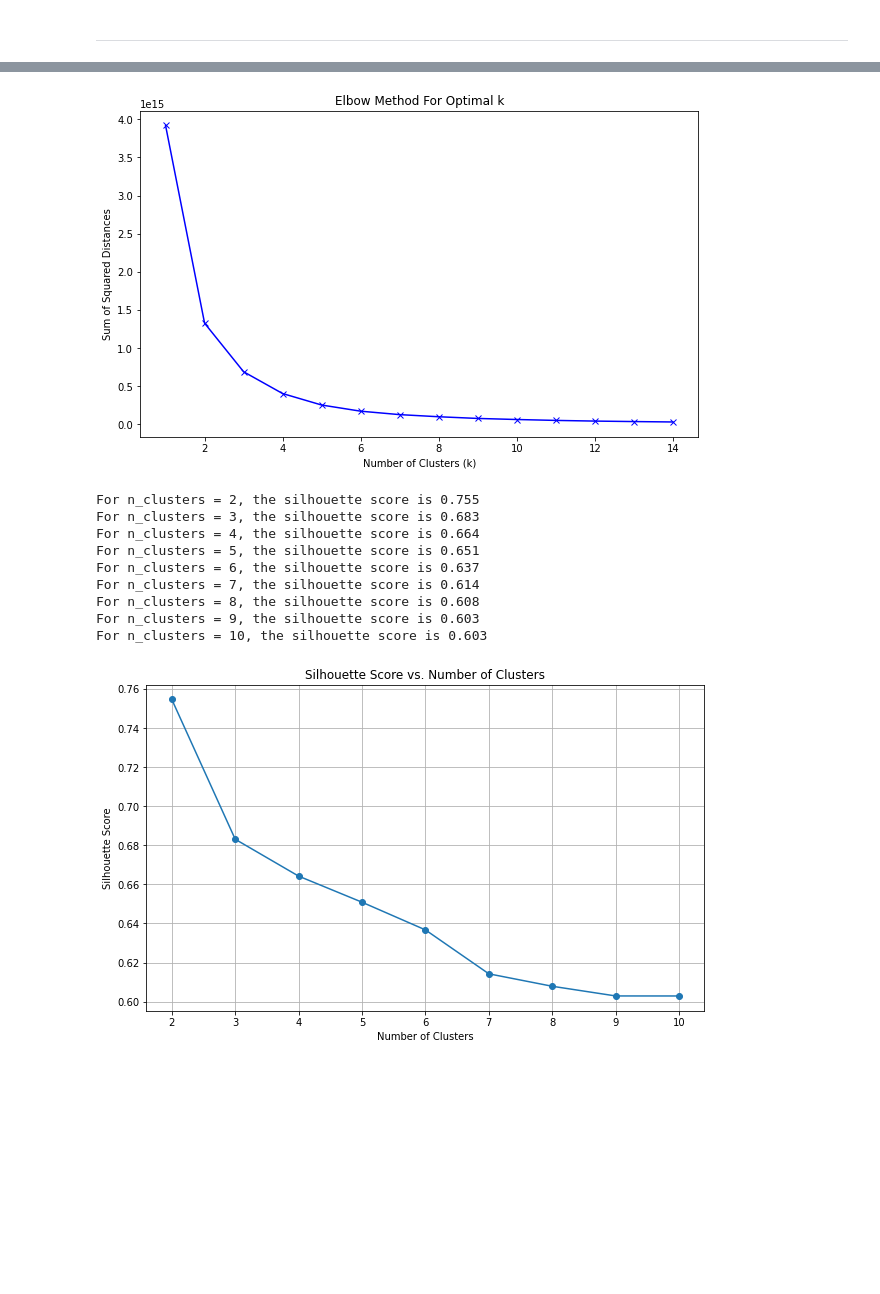
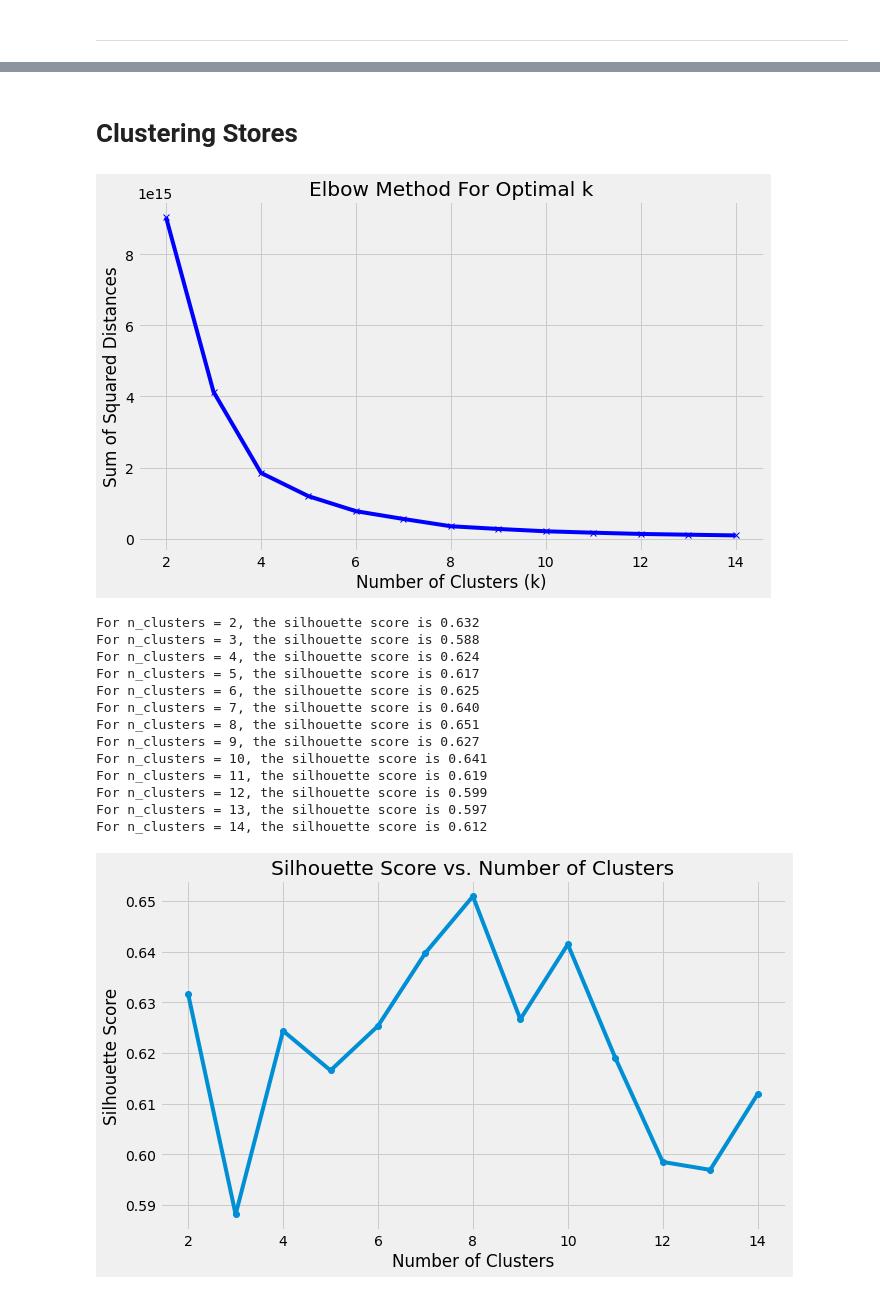
Before and after one commit to Vidya-V-Shet/Walmart-Dataset-Analysis, a Jupyter notebook: A. Statistical Tests.ipynb, the cells around one changed output, grey strips where cells are left out. Cells and saved outputs as stored; diff of their text form; code cells hidden in the pictures; blank space fills up the shorter version.

```diff
--- a/A. Statistical Tests.ipynb
+++ b/A. Statistical Tests.ipynb
@@ -29,15 +28,8 @@ Index(['Store', 'Dept', 'Date', 'Weekly_Sales', 'IsHoliday', 'Temperature',
 # %%
 train_df = train_df.loc[train_df['Weekly_Sales'] > 0] #outliers
-# train_df["Date"] = pd.to_datetime(train_df["Date"])
-train_df['year'] = pd.DatetimeIndex(train_df['Date']).year # Separating year data.
-train_df['month'] = pd.DatetimeIndex(train_df['Date']).month # extract month data
-
-week_df = pd.DatetimeIndex(train_df['Date']).isocalendar()
-train_df['week'] = week_df['week'].values
 
 train_df.fillna(0, inplace=True)
 train_df['Total_MarkDown'] = train_df[['MarkDown1', 'MarkDown2', 'MarkDown3', 'MarkDown4', 'MarkDown5']].sum(axis=1).astype(float)
-# train_df.set_index("Date")
 # %%
 train_df.isna().sum()
 # %% [output]
@@ -443,5 +172,2 @@ data_without_markdown.shape
 # %% [markdown]
 ---
-# %%
-# Calculate the Total_MarkDown by summing all markdown columns
-data_with_markdown['Total_MarkDown'] = data_with_markdown[['MarkDown1', 'MarkDown2', 'MarkDown3', 'MarkDown4', 'MarkDown5']].sum(axis=1)
@@ -454,5 +174,7 @@ See the caveats in the documentation: https://pandas.pydata.org/pandas-docs/stab
+# %% [markdown]
+# Clustering Stores
 # %%
-df_store_dept = data_with_markdown.groupby(['Store', 'Dept']).agg({
+df_clustering_stores = data_with_markdown.groupby('Store').agg({
     'Weekly_Sales': 'sum',
     'Temperature': 'mean',
     'Fuel_Price': 'mean',
@@ -460,68 +182,62 @@ df_store_dept = data_with_markdown.groupby(['Store', 'Dept']).agg({
     'Unemployment': 'mean',
     "Total_MarkDown": "mean"
 }).reset_index()
+# %%
+clusters_range = range(2, 15)
 # %%
-from sklearn.cluster import KMeans
-import matplotlib.pyplot as plt
-
-# Assuming you've already loaded and preprocessed your data as 'X'
-features = ['Weekly_Sales', 'Temperature', 'Fuel_Price', 'CPI', 'Unemployment', "Total_MarkDown"]
-X = df_store_dept[features]
 # Use the inertia attribute to identify the sum of squared distances of samples to the nearest cluster center
 sum_of_squared_distances = []
 
-K = range(1,15)  # here we're checking for up to 14 clusters
-for k in K:
+for k in clusters_range:
     km = KMeans(n_clusters=k, n_init=10)
-    km = km.fit(X)
+    km = km.fit(df_clustering_stores)
     sum_of_squared_distances.append(km.inertia_)
 
 # Plot the elbow
 plt.figure(figsize=(10,6))
-plt.plot(K, sum_of_squared_distances, 'bx-')
+plt.plot(clusters_range, sum_of_squared_distances, 'bx-')
 plt.xlabel('Number of Clusters (k)')
 plt.ylabel('Sum of Squared Distances')
 plt.title('Elbow Method For Optimal k')
 plt.show()
 # %% [output]
-[figure, old version]
+[figure, new version]
 # %%
-from sklearn.metrics import silhouette_score
-import matplotlib.pyplot as plt
-
-# Assuming you've already loaded and preprocessed your data as 'X'
-
-# Determine the range of cluster numbers you want to test (e.g., 2 to 10)
-range_n_clusters = list(range(2,11))
-
 silhouette_scores = []
 
 # Calculate silhouette scores for different numbers of clusters
-for n_clusters in range_n_clusters:
+for n_clusters in clusters_range:
     clusterer = KMeans(n_clusters=n_clusters, random_state=42, n_init=10)
-    cluster_labels = clusterer.fit_predict(X)
+    cluster_labels = clusterer.fit_predict(df_clustering_stores)
 
     # Calculate the mean silhouette coefficient for the number of clusters chosen
-    silhouette_avg = silhouette_score(X, cluster_labels)
+    silhouette_avg = silhouette_score(df_clustering_stores, cluster_labels)
     silhouette_scores.append(silhouette_avg)
     print(f"For n_clusters = {n_clusters}, the silhouette score is {silhouette_avg:.3f}")
 
+
+plt.style.use("fivethirtyeight")
+plt.figure(figsize=(10,6))
+
 # Plot silhouette scores
-plt.figure(figsize=(10,6))
-plt.plot(range_n_clusters, silhouette_scores, marker='o')
+plt.plot(clusters_range, silhouette_scores, marker='o')
 plt.xlabel("Number of Clusters")
 plt.ylabel("Silhouette Score")
 plt.title("Silhouette Score vs. Number of Clusters")
 plt.grid(True)
 plt.show()
 # %% [output]
-For n_clusters = 2, the silhouette score is 0.755
-For n_clusters = 3, the silhouette score is 0.683
-For n_clusters = 4, the silhouette score is 0.664
-For n_clusters = 5, the silhouette score is 0.651
-For n_clusters = 6, the silhouette score is 0.637
-For n_clusters = 7, the silhouette score is 0.614
-For n_clusters = 8, the silhouette score is 0.608
-For n_clusters = 9, the silhouette score is 0.603
-For n_clusters = 10, the silhouette score is 0.603
+For n_clusters = 2, the silhouette score is 0.632
+For n_clusters = 3, the silhouette score is 0.588
+For n_clusters = 4, the silhouette score is 0.624
+For n_clusters = 5, the silhouette score is 0.617
+For n_clusters = 6, the silhouette score is 0.625
+For n_clusters = 7, the silhouette score is 0.640
+For n_clusters = 8, the silhouette score is 0.651
+For n_clusters = 9, the silhouette score is 0.627
+For n_clusters = 10, the silhouette score is 0.641
+For n_clusters = 11, the silhouette score is 0.619
+For n_clusters = 12, the silhouette score is 0.599
+For n_clusters = 13, the silhouette score is 0.597
+For n_clusters = 14, the silhouette score is 0.612
-[figure, old version]
+[figure, new version]
```
Also changed, not shown: parts of 73 cells of this notebook, 7 other files.
